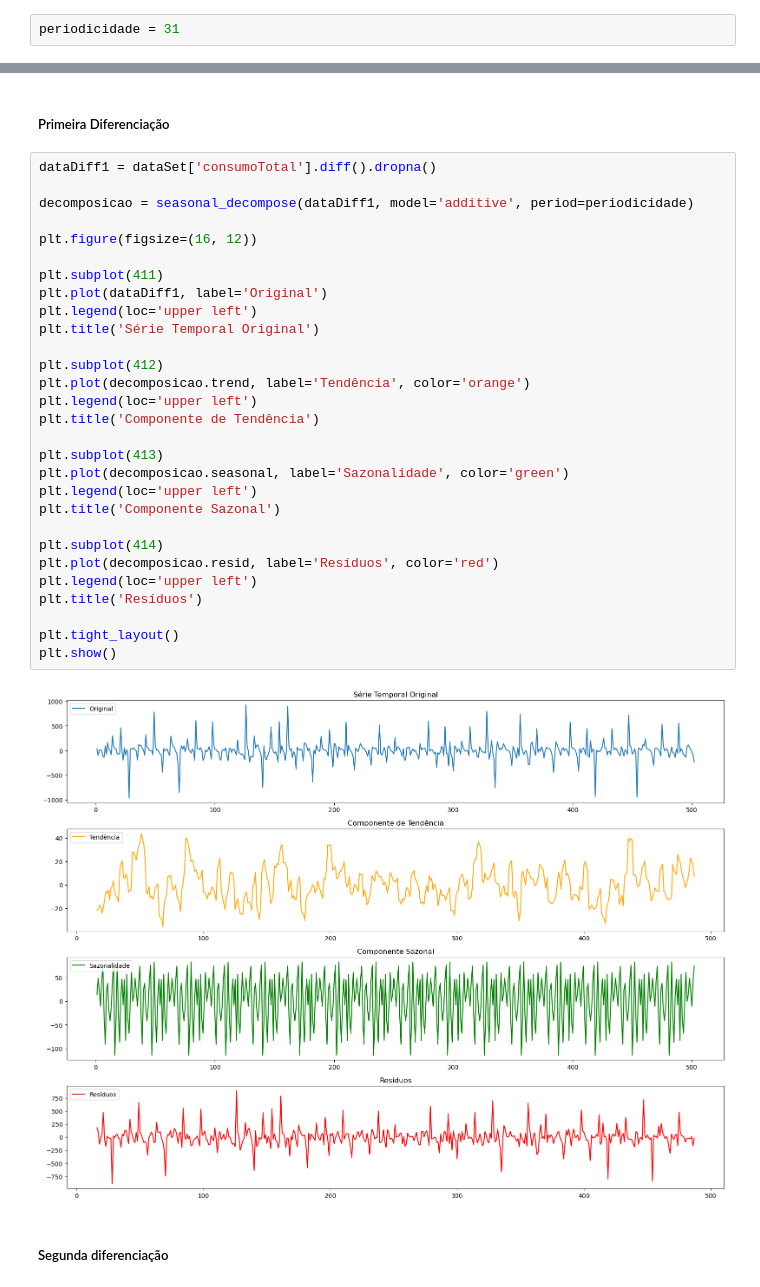
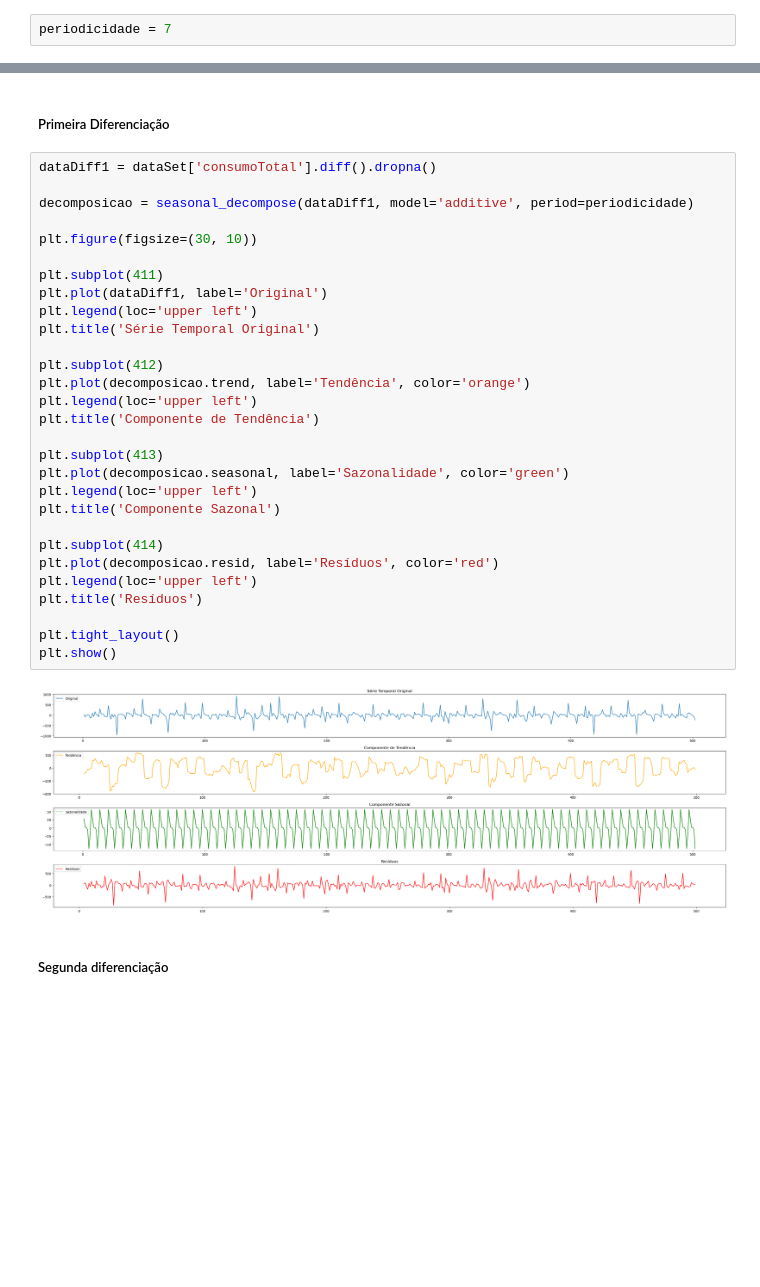
Before and after one commit to Elizetaa/Otimizacao-de-Gas-com-Neuro-Evolucao, a Jupyter notebook: main.ipynb, the cells around one changed output, grey strips where cells are left out. Cells and saved outputs as stored; diff of their text form; blank space fills up the shorter version.

```diff
--- a/main.ipynb
+++ b/main.ipynb
@@ -137,5 +266,5 @@ data = dataSet['consumoTotal']
 # %% [markdown]
 **Definindo Parâmetros**
 # %%
-periodicidade = 31
+periodicidade = 7
 # %% [markdown]
@@ -235,34 +585,34 @@ plt.show()
 # %%
 dataDiff1 = dataSet['consumoTotal'].diff().dropna()
 
 decomposicao = seasonal_decompose(dataDiff1, model='additive', period=periodicidade)
 
-plt.figure(figsize=(16, 12))
+plt.figure(figsize=(30, 10))
 
 plt.subplot(411)
 plt.plot(dataDiff1, label='Original')
 plt.legend(loc='upper left')
 plt.title('Série Temporal Original')
 
 plt.subplot(412)
 plt.plot(decomposicao.trend, label='Tendência', color='orange')
 plt.legend(loc='upper left')
 plt.title('Componente de Tendência')
 
 plt.subplot(413)
 plt.plot(decomposicao.seasonal, label='Sazonalidade', color='green')
 plt.legend(loc='upper left')
 plt.title('Componente Sazonal')
 
 plt.subplot(414)
 plt.plot(decomposicao.resid, label='Resíduos', color='red')
 plt.legend(loc='upper left')
 plt.title('Resíduos')
 
 plt.tight_layout()
 plt.show()
 # %% [output]
-[figure, old version]
+[figure, new version]
 # %% [markdown]
 ##### Segunda diferenciação
 # %%
```
Also changed, not shown: parts of 91 cells of this notebook.
